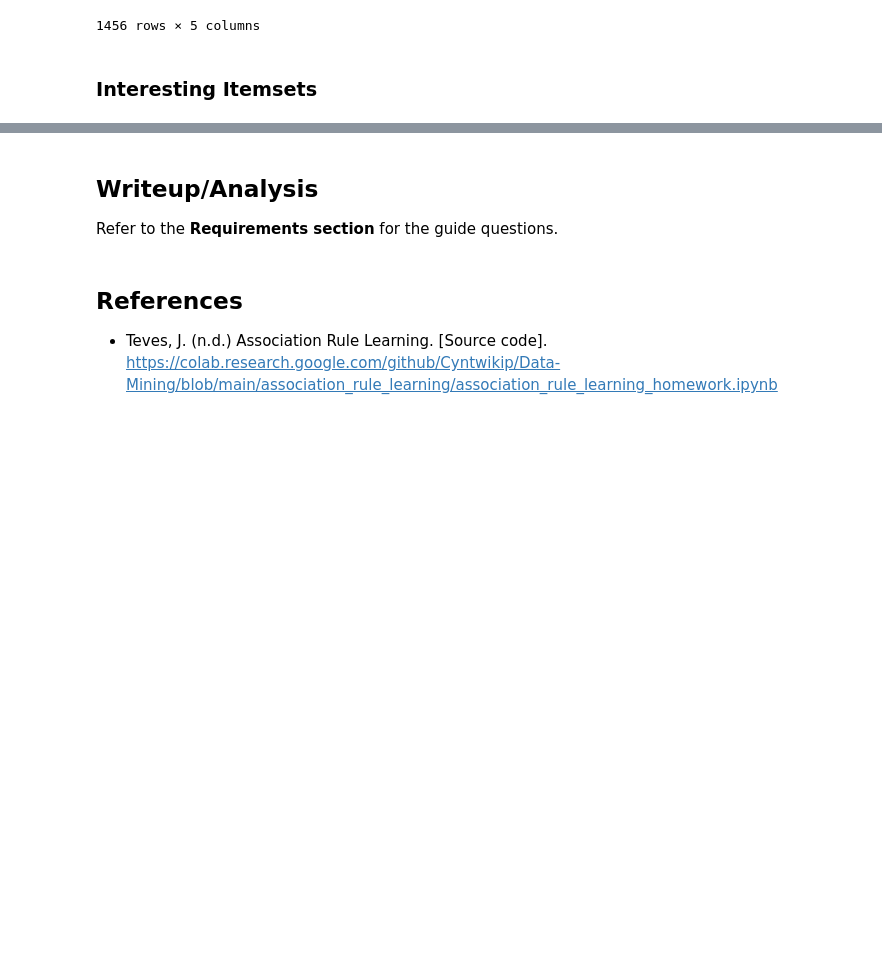
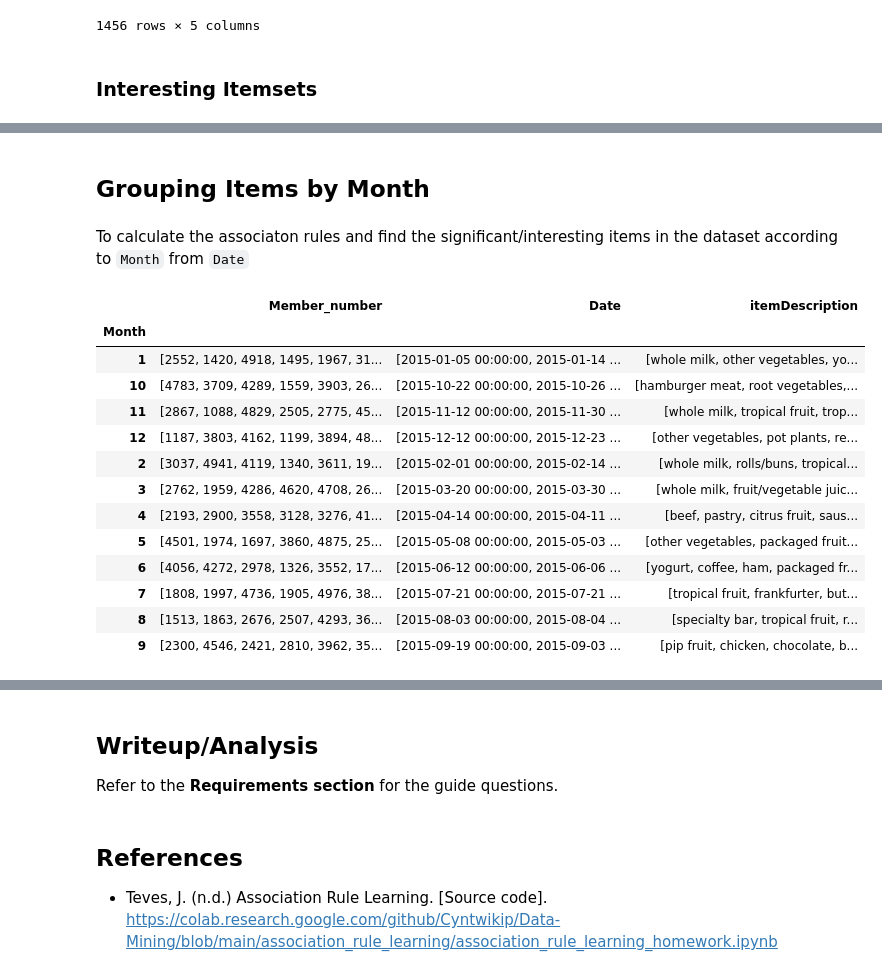
Before and after one commit to KyleCarlo/AssocRuleLearning, a Jupyter notebook: GroceriesDataset.ipynb, the cells around one changed output, grey strips where cells are left out. Cells and saved outputs as stored; diff of their text form; code cells hidden in the pictures; blank space fills up the shorter version.

Commit message:
Added groupby Month

```diff
--- a/GroceriesDataset.ipynb
+++ b/GroceriesDataset.ipynb
@@ -306,0 +341,26 @@ df_result
+# %% [markdown]
+## Grouping Items by Month
+# %% [markdown]
+To calculate the associaton rules and find the significant/interesting items in the dataset according to `Month` from `Date`
+# %%
+# Aggregate df groupby Month
+df['Month'] = df['Date'].dt.month.agg(list)
+df_grouped = df.groupby(['Month']).agg(list)
+
+df_grouped.sort_values(['Month'], inplace=True)
+df_grouped
+# %% [output]
+|  | Member_number | Date | itemDescription |
+| Month |  |  |  |
+| 1 | [2552, 1420, 4918, 1495, 1967, 31... | [2015-01-05 00:00:00, 2015-01-14 ... | [whole milk, other vegetables, yo... |
+| 10 | [4783, 3709, 4289, 1559, 3903, 26... | [2015-10-22 00:00:00, 2015-10-26 ... | [hamburger meat, root vegetables,... |
+| 11 | [2867, 1088, 4829, 2505, 2775, 45... | [2015-11-12 00:00:00, 2015-11-30 ... | [whole milk, tropical fruit, trop... |
+| 12 | [1187, 3803, 4162, 1199, 3894, 48... | [2015-12-12 00:00:00, 2015-12-23 ... | [other vegetables, pot plants, re... |
+| 2 | [3037, 4941, 4119, 1340, 3611, 19... | [2015-02-01 00:00:00, 2015-02-14 ... | [whole milk, rolls/buns, tropical... |
+| 3 | [2762, 1959, 4286, 4620, 4708, 26... | [2015-03-20 00:00:00, 2015-03-30 ... | [whole milk, fruit/vegetable juic... |
+| 4 | [2193, 2900, 3558, 3128, 3276, 41... | [2015-04-14 00:00:00, 2015-04-11 ... | [beef, pastry, citrus fruit, saus... |
+| 5 | [4501, 1974, 1697, 3860, 4875, 25... | [2015-05-08 00:00:00, 2015-05-03 ... | [other vegetables, packaged fruit... |
+| 6 | [4056, 4272, 2978, 1326, 3552, 17... | [2015-06-12 00:00:00, 2015-06-06 ... | [yogurt, coffee, ham, packaged fr... |
+| 7 | [1808, 1997, 4736, 1905, 4976, 38... | [2015-07-21 00:00:00, 2015-07-21 ... | [tropical fruit, frankfurter, but... |
+| 8 | [1513, 1863, 2676, 2507, 4293, 36... | [2015-08-03 00:00:00, 2015-08-04 ... | [specialty bar, tropical fruit, r... |
+| 9 | [2300, 4546, 2421, 2810, 3962, 35... | [2015-09-19 00:00:00, 2015-09-03 ... | [pip fruit, chicken, chocolate, b... |
```
Also changed, not shown: parts of 24 cells of this notebook.
